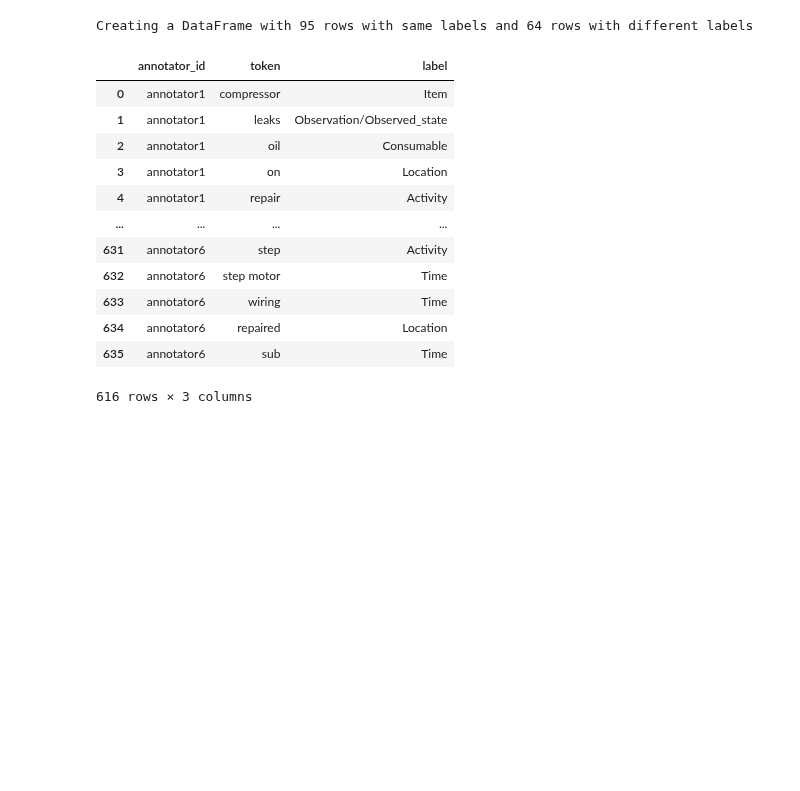
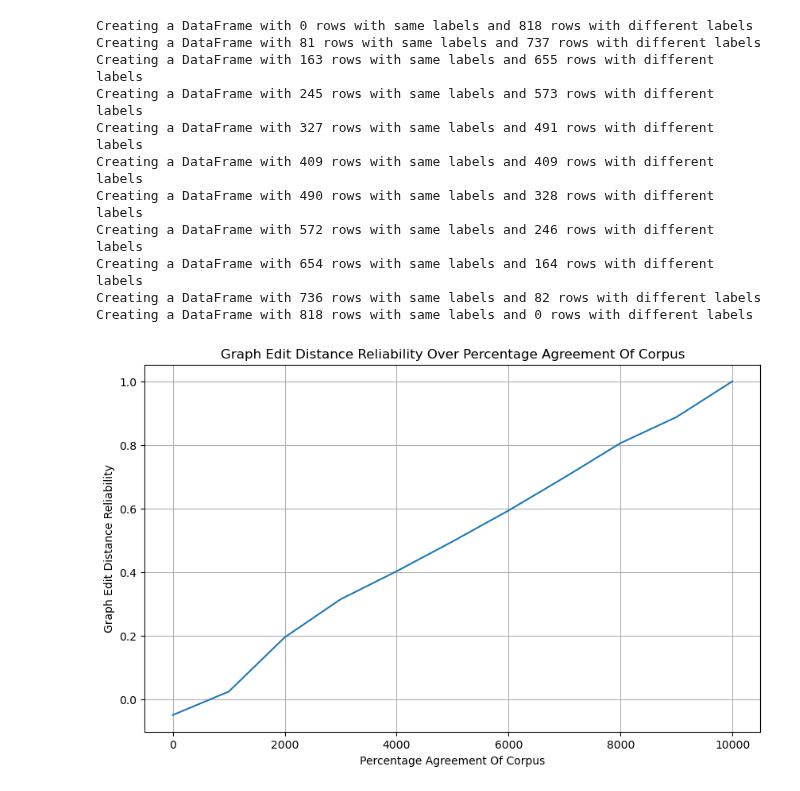
Before and after one commit to Daniel889911/GENG5511-Research-Project, a Jupyter notebook: graph_edit_distance_test/graph_edit_distance.ipynb, the cells around one changed output. Cells and saved outputs as stored; diff of their text form; code cells hidden in the pictures; blank space fills up the shorter version.

```diff
--- a/graph_edit_distance_test/graph_edit_distance.ipynb
+++ b/graph_edit_distance_test/graph_edit_distance.ipynb
@@ -17,32 +18,20 @@ label = Label_Metrics(annotator1, annotator2, annotator3)
-# %%
-overall_table = label.get_accumulated_table()
-percentage_same = 0.6
-result_df = label.create_df_same_different(percentage_same, overall_table)
-# pd.set_option('display.max_rows', None)
-pivoted_table = label.pivot_dataframe(result_df)
-# %% [output]
-Creating a DataFrame with 95 rows with same labels and 64 rows with different labels
-|  | annotator_id | token | label |
-| 0 | annotator1 | compressor | Item |
-| 1 | annotator1 | leaks | Observation/Observed_state |
-| 2 | annotator1 | oil | Consumable |
-| 3 | annotator1 | on | Location |
-| 4 | annotator1 | repair | Activity |
-| ... | ... | ... | ... |
-| 631 | annotator6 | step | Activity |
-| 632 | annotator6 | step motor | Time |
-| 633 | annotator6 | wiring | Time |
-| 634 | annotator6 | repaired | Location |
-| 635 | annotator6 | sub | Time |
-616 rows × 3 columns
 # %%
-annotator_nodes = set(pivoted_table['annotator_id'])
-annotator_graphs = Label_Metrics.create_annotator_graphs(pivoted_table, annotator_nodes)
-pairwise_ged = Label_Metrics.calculate_pairwise_ged(annotator_graphs, annotator_nodes)
-print("Graph Edit Distance between annotators:")
-print(pairwise_ged)
-pairwise_reliability = Label_Metrics.calculate_pairwise_reliability(pairwise_ged, annotator_graphs)
-print("Pairwise Reliability:")
-print(pairwise_reliability)
-
-overall_reliability = Label_Metrics.calculate_overall_reliability(pairwise_reliability)
+# calculate percentage_same in iteration loop from 0 to 1 and store results in dictionary
+def calculate_percentage_same_0_to_1(overall_table):
+    percentage_data = {}
+    for i in range(0, 101, 10):
+        percentage_same = i / 100
+        result_df = label.create_df_same_different(percentage_same, overall_table)
+        # pd.set_option('display.max_rows', None)
+        pivoted_table = label.pivot_dataframe(result_df)
+        annotator_nodes = set(pivoted_table['annotator_id'])
+        annotator_graphs = Label_Metrics.create_annotator_graphs(pivoted_table, annotator_nodes)
+        pairwise_ged = Label_Metrics.calculate_pairwise_ged(annotator_graphs, annotator_nodes)
+        # print("Graph Edit Distance between annotators:")
+        # print(pairwise_ged)
+        pairwise_reliability = Label_Metrics.calculate_pairwise_reliability(pairwise_ged, annotator_graphs)
+        # print("Pairwise Reliability:")
+        # print(pairwise_reliability)
+        overall_reliability = Label_Metrics.calculate_overall_reliability(pairwise_reliability)
+        percentage_data[percentage_same*100] = overall_reliability
+    return percentage_data
@@ -50,0 +38,15 @@ gr.create_bar_chart(overall_reliability, "Edit Distances", "Normalized Values","
+# %%
+coefficients_0_to_1 = calculate_percentage_same_0_to_1(overall_table)
+# %% [output]
+Creating a DataFrame with 0 rows with same labels and 818 rows with different labels
+Creating a DataFrame with 81 rows with same labels and 737 rows with different labels
+Creating a DataFrame with 163 rows with same labels and 655 rows with different labels
+Creating a DataFrame with 245 rows with same labels and 573 rows with different labels
+Creating a DataFrame with 327 rows with same labels and 491 rows with different labels
+Creating a DataFrame with 409 rows with same labels and 409 rows with different labels
+Creating a DataFrame with 490 rows with same labels and 328 rows with different labels
+Creating a DataFrame with 572 rows with same labels and 246 rows with different labels
+Creating a DataFrame with 654 rows with same labels and 164 rows with different labels
+Creating a DataFrame with 736 rows with same labels and 82 rows with different labels
+Creating a DataFrame with 818 rows with same labels and 0 rows with different labels
+[figure, added]
```
Also changed, not shown: parts of 4 cells of this notebook, 10 other files.
